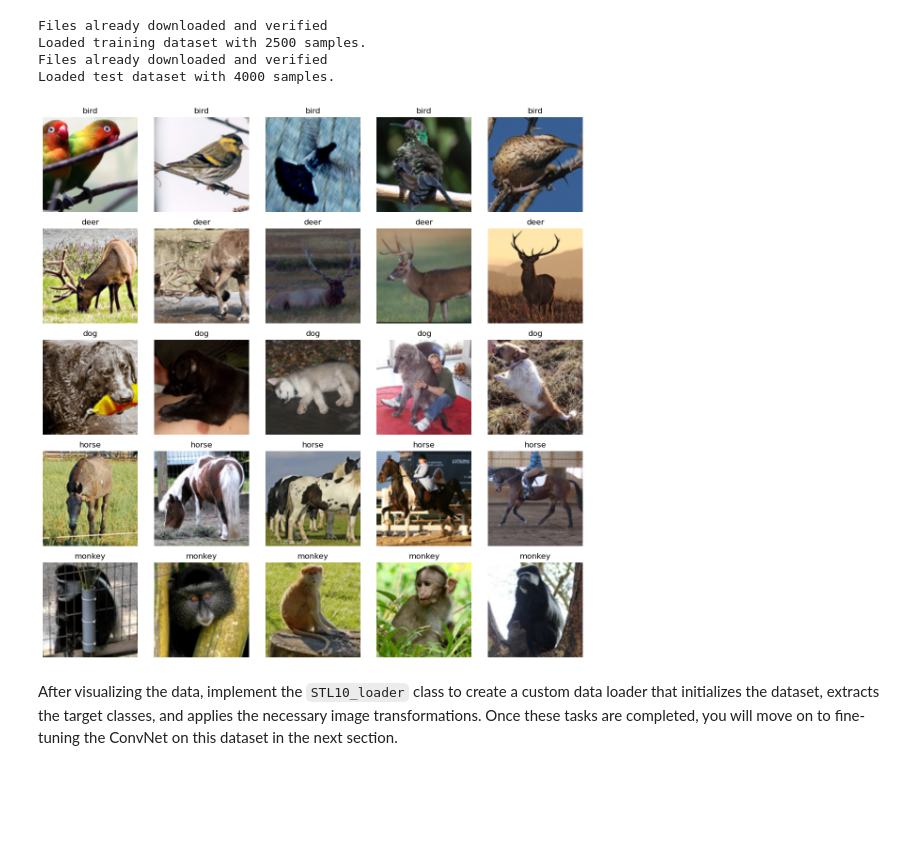
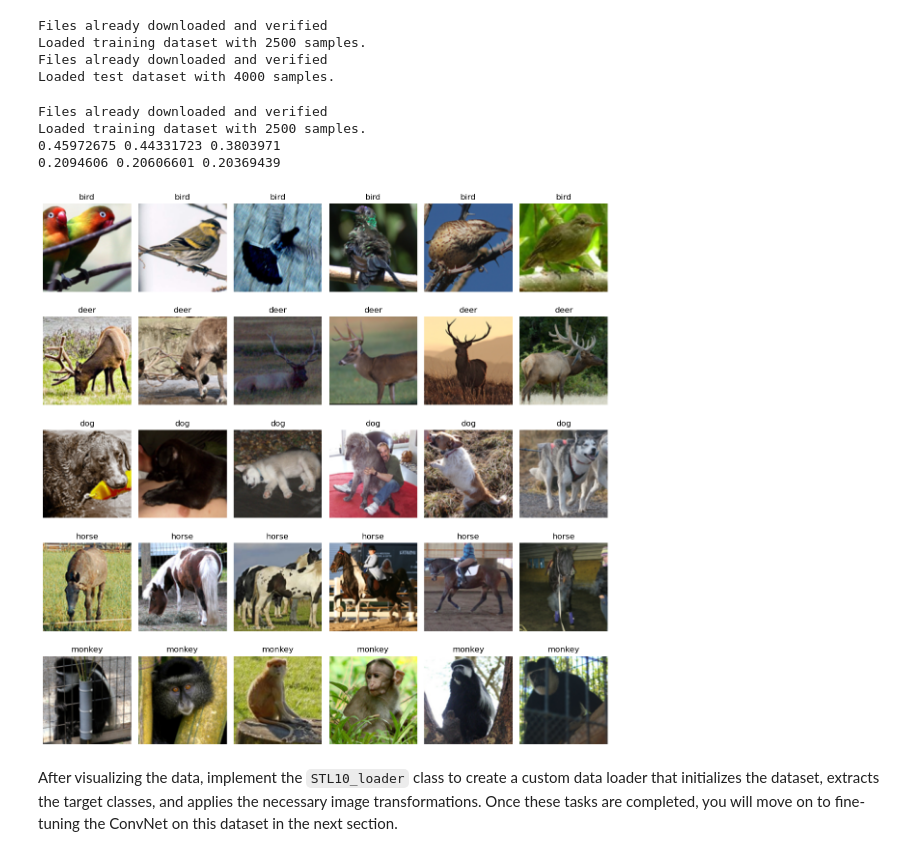
Before and after one commit to chaosido/cv1, a Jupyter notebook: final-lab/cv1-final-lab-part-2.ipynb, the cells around one changed output. Saved outputs shown, nothing was run; the diff lists cells and outputs as text; code cells hidden in the pictures; blank space fills up the shorter version.

```diff
--- a/final-lab/cv1-final-lab-part-2.ipynb
+++ b/final-lab/cv1-final-lab-part-2.ipynb
@@ -617,3 +644,18 @@ test_data_loader = DataLoader(test_set, batch_size=4, shuffle=False)
+# %%
+from sklearn.model_selection import train_test_split
+from torch.utils.data import Subset
+
+# Creating a stratified train-validation split:
+indices = list(range(len(train_set)))
+train_indices, val_indices = train_test_split(indices, test_size=0.2, random_state=random_seed, stratify=train_set.targets, shuffle=True)
+
+train_subset = Subset(train_set, train_indices)
+val_subset = Subset(train_set, val_indices)
+
+
+training_data_loader = DataLoader(train_subset, batch_size=2048, shuffle=True)
+validation_data_loader = DataLoader(val_subset, batch_size=2048, shuffle=False)
+test_data_loader = DataLoader(test_set, batch_size=2048, shuffle=False)
 # %% [markdown]
 Next, train the TwoLayerNet model on the CIFAR-100 dataset using the training data loader.
 # %%
@@ -794,7 +836,7 @@ class STL10_loader(Dataset):
         self.transform = transform
 
         # Define the classes we are interested in
-        self.class_mapping = {1: 0, 4: 1, 5: 2, 6: 3, 7: 4} # [cat, dog, horse, monkey, ship]
+        self.class_mapping = {1: 0, 4: 1, 5: 2, 6: 3, 7: 4}
         self.selected_original_labels = list(self.class_mapping.keys())
 
         # Load the STL10 dataset
@@ -836,7 +878,31 @@ class STL10_loader(Dataset):
 
 #load the stl10 dataset and create the data loaders train and test, name appropriately
 
-train_set_stl_10 = STL10_loader(root='./data', train=True, transform=transform)
+train_set_stl_10 = STL10_loader(root='./data', train=True, transform=torch.totensor())
+# RGB mean and std
+meanRGB=[np.mean(x.numpy(),axis=(1,2)) for x,_ in train_set_stl_10]
+stdRGB=[np.std(x.numpy(),axis=(1,2)) for x,_ in train_set_stl_10]
+
+meanR=np.mean([m[0] for m in meanRGB])
+meanG=np.mean([m[1] for m in meanRGB])
+meanB=np.mean([m[2] for m in meanRGB])
+
+stdR=np.mean([s[0] for s in stdRGB])
+stdG=np.mean([s[1] for s in stdRGB])
+stdB=np.mean([s[2] for s in stdRGB])
+
+print(meanR,meanG,meanB)
+print(stdR,stdG,stdB)
+stats = ((meanR, meanG, meanB), (stdR, stdG, stdB))
+meanRGB=[np.mean(x.numpy(),axis=(1,2)) for x,_ in train_set_stl_10]
+stdRGB=[np.std(x.numpy(),axis=(1,2)) for x,_ in train_set_stl_10]
+
+transform_STL = transforms.Compose([
+    transforms.ToTensor(),
+    transforms.Normalize(mean=[0.4467, 0.4398, 0.4066], std=[0.2603, 0.2566, 0.2713]),
+])
+
+train_set_stl_10 = STL10_loader(root='./data', train=True, transform=torch.totensor())
 test_set_stl_10 = STL10_loader(root='./data', train=False, transform=transform)
 
 train_data_loader_stl_10 = DataLoader(train_set_stl_10, shuffle=True)
@@ -846,6 +912,34 @@ Files already downloaded and verified
 Loaded training dataset with 2500 samples.
 Files already downloaded and verified
 Loaded test dataset with 4000 samples.
+# %%
+
+
+def mean_std_dataset(set_loader_object):
+    meanRGB=[np.mean(x.numpy(),axis=(1,2)) for x,_ in train_set_stl_10]
+    stdRGB=[np.std(x.numpy(),axis=(1,2)) for x,_ in train_set_stl_10]
+
+    meanR=np.mean([m[0] for m in meanRGB])
+    meanG=np.mean([m[1] for m in meanRGB])
+    meanB=np.mean([m[2] for m in meanRGB])
+
+    stdR=np.mean([s[0] for s in stdRGB])
+    stdG=np.mean([s[1] for s in stdRGB])
+    stdB=np.mean([s[2] for s in stdRGB])
+
+    print(meanR,meanG,meanB)
+    print(stdR,stdG,stdB)
+    stats = ((meanR, meanG, meanB), (stdR, stdG, stdB))
+
+    return stats
+
+train_set_stl_10 = STL10_loader(root='./data', train=True, transform= transforms.ToTensor())
+#
+# %% [output]
+Files already downloaded and verified
+Loaded training dataset with 2500 samples.
+0.45972675 0.44331723 0.3803971
+0.2094606 0.20606601 0.20369439
 # %%
 def visualise_stl10(reverse_class_mapping, data_loader, images_per_class=3):
     '''
@@ -905,11 +999,11 @@ def print_images_stl10(images, labels, idx_to_class, num_images_per_class):
 # %%
 # Define the reverse class mapping: new label -> class name
 reverse_class_mapping = {0: 'bird', 1: 'deer', 2: 'dog', 3: 'horse', 4: 'monkey'}
 
 # Visualize STL-10 classes
-visualise_stl10(reverse_class_mapping, train_data_loader_stl_10, images_per_class=5)
+visualise_stl10(reverse_class_mapping, train_data_loader_stl_10, images_per_class=6)
 # %% [output]
-[figure, old version]
+[figure, new version]
 # %% [markdown]
 After visualizing the data, implement the `STL10_loader` class to create a custom data loader that initializes the dataset, extracts the target classes, and applies the necessary image transformations. Once these tasks are completed, you will move on to fine-tuning the ConvNet on this dataset in the next section.
 # %%
```
Also changed, not shown: parts of 10 cells of this notebook, 1 other file.
